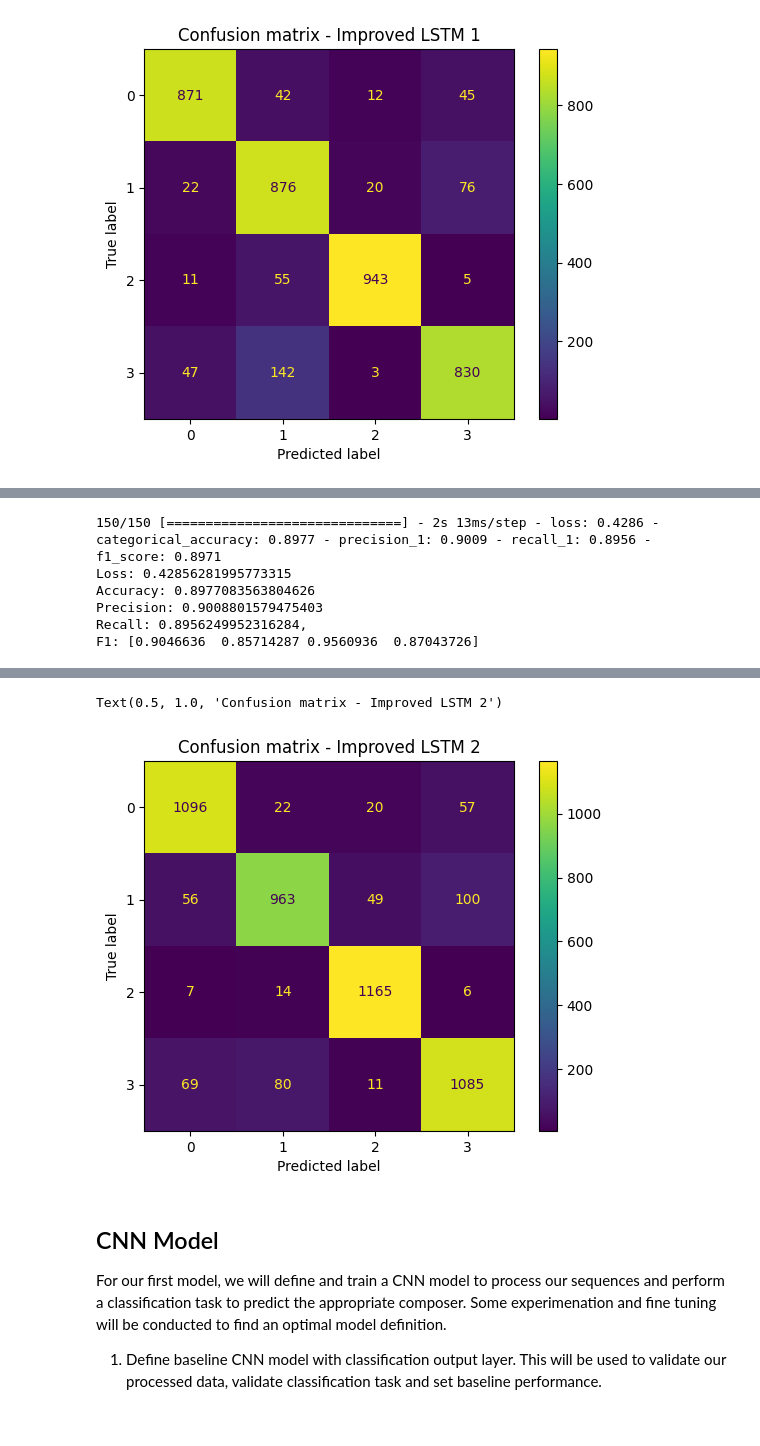
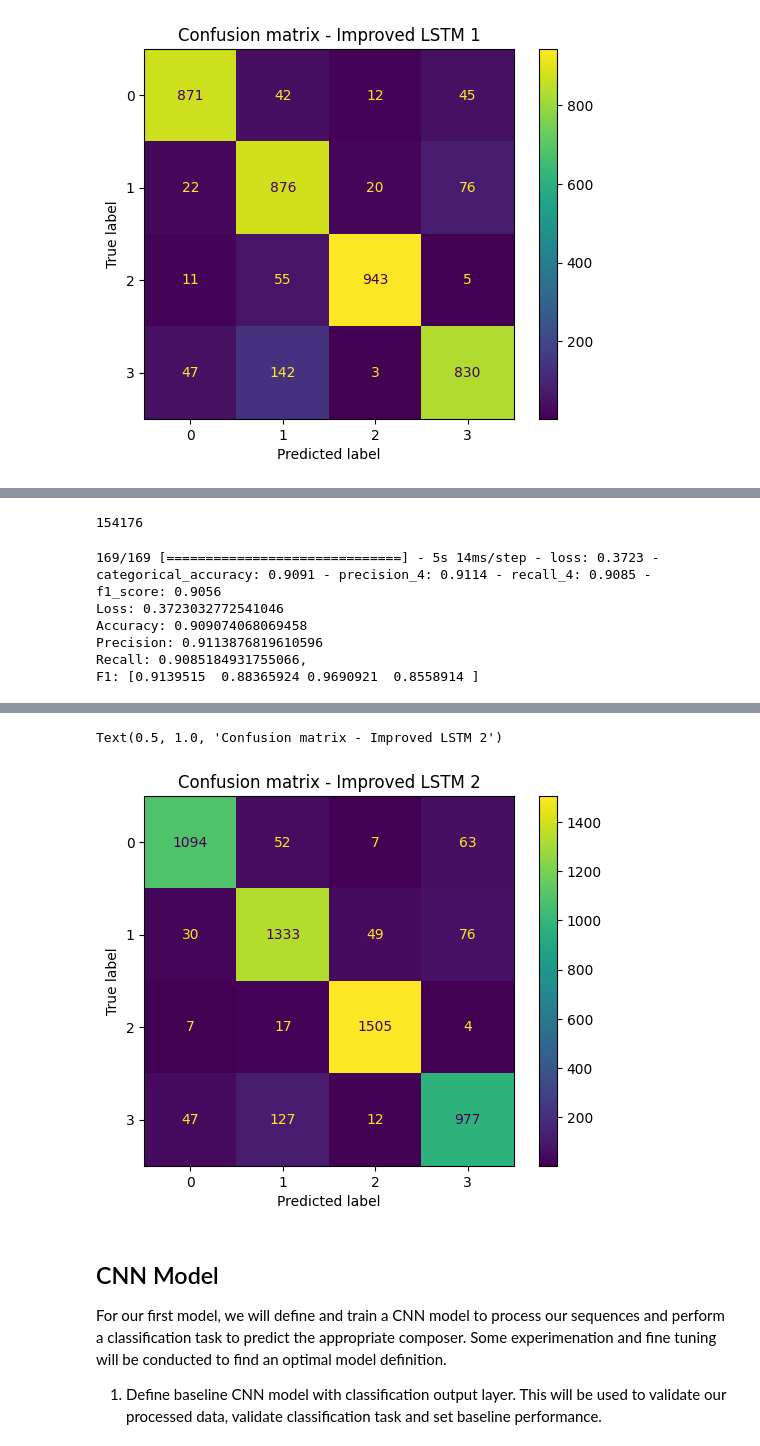
Before and after one commit to t4ai/music-composer-classification, a Jupyter notebook: composer-classifier.ipynb, the cells around one changed output, grey strips where cells are left out. Cells and saved outputs as stored; diff of their text form; code cells hidden in the pictures.

Commit message:
oversampled classes run with best LSTM

```diff
--- a/composer-classifier.ipynb
+++ b/composer-classifier.ipynb
@@ -637,17 +637,24 @@ plt.show()
+# %%
+gc.collect()
+# %% [output]
+154176
+# %%
+# load best model from checkpoint
+lstm_exp2_best = tf.keras.models.load_model('/content/drive/MyDrive/USD/models/composer-classifier/lstm-2')
 # %%
 # evaluate on test data
-loss, accuracy, precision, recall, f1 = lstm_exp2.evaluate(X_val, y_val)
+loss, accuracy, precision, recall, f1 = lstm_exp2_best.evaluate(X_val, y_val)
 print(f'Loss: {loss}\nAccuracy: {accuracy}\nPrecision: {precision}\nRecall: {recall},\nF1: {f1}')
 # %% [output]
-150/150 [==============================] - 2s 13ms/step - loss: 0.4286 - categorical_accuracy: 0.8977 - precision_1: 0.9009 - recall_1: 0.8956 - f1_score: 0.8971
-Loss: 0.42856281995773315
-Accuracy: 0.8977083563804626
-Precision: 0.9008801579475403
-Recall: 0.8956249952316284,
-F1: [0.9046636  0.85714287 0.9560936  0.87043726]
+169/169 [==============================] - 5s 14ms/step - loss: 0.3723 - categorical_accuracy: 0.9091 - precision_4: 0.9114 - recall_4: 0.9085 - f1_score: 0.9056
+Loss: 0.3723032772541046
+Accuracy: 0.909074068069458
+Precision: 0.9113876819610596
+Recall: 0.9085184931755066,
+F1: [0.9139515  0.88365924 0.9690921  0.8558914 ]
 # %%
 # plot confusion matrix
-y_pred_lstm2 = lstm_exp2.predict(X_val)
+y_pred_lstm2 = lstm_exp2_best.predict(X_val)
 cm = confusion_matrix(np.argmax(y_val, axis=1), np.argmax(y_pred_lstm2, axis=1))
 ConfusionMatrixDisplay(confusion_matrix=cm).plot();
 plt.title('Confusion matrix - Improved LSTM 2')
@@ -656,5 +663,5 @@ plt.title('Confusion matrix - Improved LSTM 2')
 Text(0.5, 1.0, 'Confusion matrix - Improved LSTM 2')
-[figure, old version]
+[figure, new version]
 # %% [markdown]
 ## CNN Model
 
```
Also changed, not shown: parts of 4 cells of this notebook.
